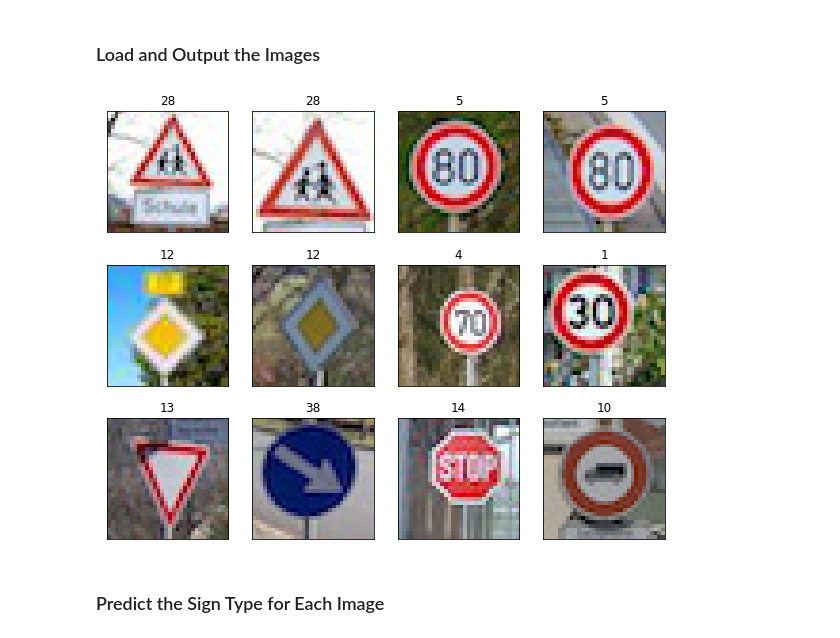
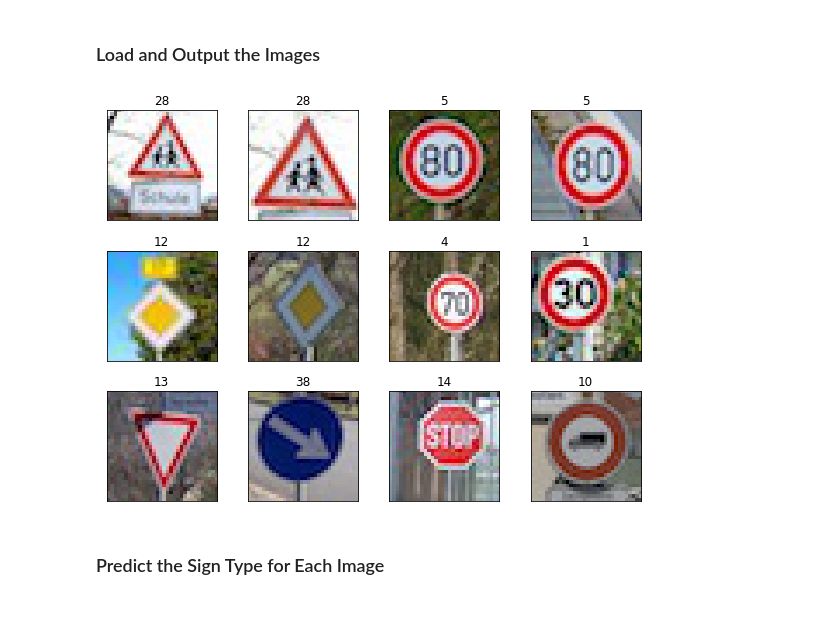
Before and after one commit to semeniuta/CarND-Traffic-Sign-Classifier-Project, a Jupyter notebook: Traffic_Sign_Classifier.ipynb, the cells around one changed output. Drawn from its saved outputs; the diff is of its cells as text; code cells hidden in the pictures; blank space fills up the shorter version.

```diff
--- a/Traffic_Sign_Classifier.ipynb
+++ b/Traffic_Sign_Classifier.ipynb
@@ -276,18 +281,20 @@ web_images, web_images_desc = open_web_images(web_images_dir)
 web_images_scaled = tfnet.image_data_scaling(web_images, channel_means)
 web_images_scaled_1 = tfnet.image_data_scaling(web_images, tfnet.get_image_data_mean_per_channel(web_images))
 # %%
-plt.figure(figsize=(10, 8))
+plt.figure(figsize=(8, 6))
 for i in range(len(web_images_desc)):
 
     plt.subplot(3, 4, i+1)
 
     plt.imshow( web_images[i] )
 
     plt.title(web_images_desc.image_class[i])
     plt.xticks([])
     plt.yticks([])
+
+plt.tight_layout()
 # %% [output]
-[figure, old version]
+[figure, new version]
 # %% [markdown]
 ### Predict the Sign Type for Each Image
 # %%
```
Also changed, not shown: parts of 8 cells of this notebook, 7 other files.
